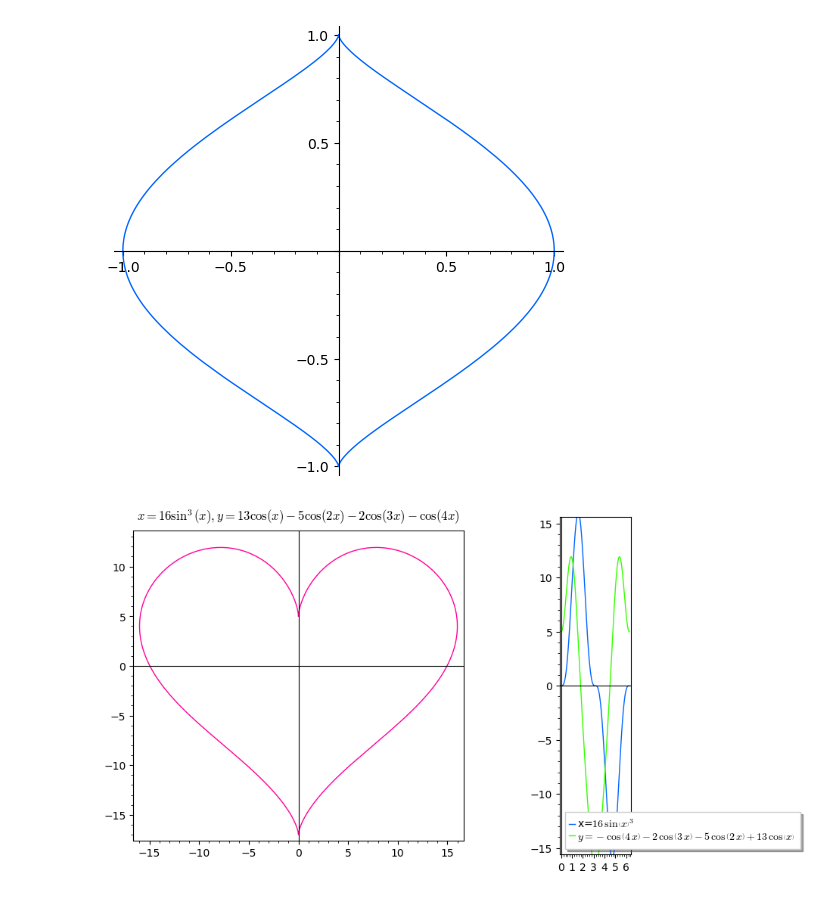
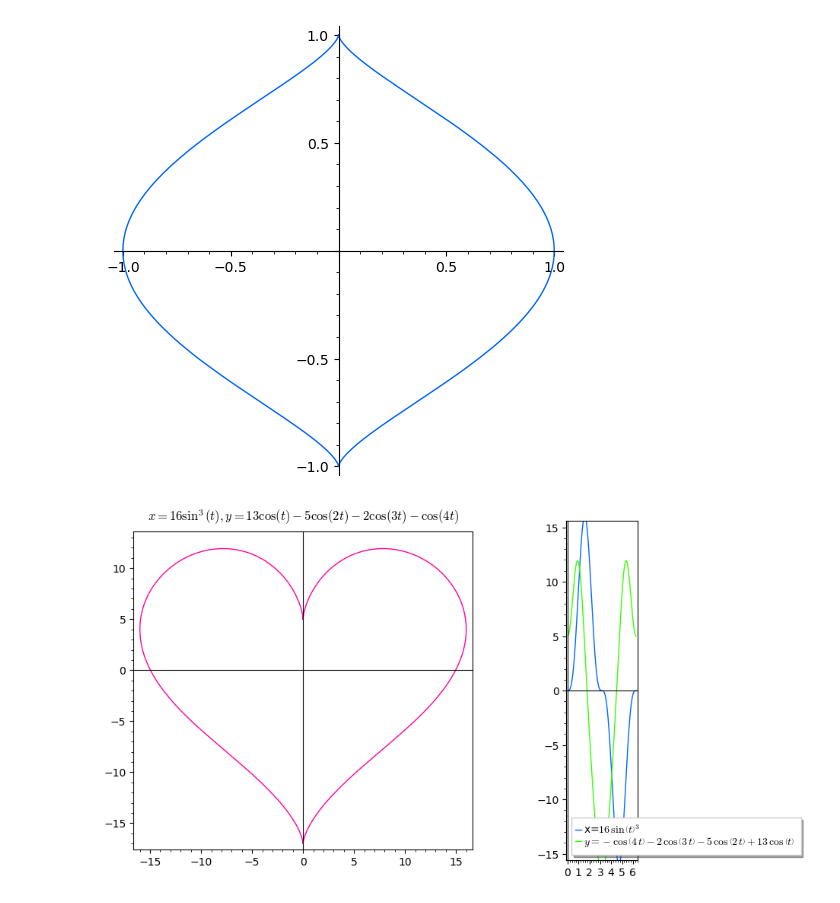
Before and after one commit to jiahaoxiang2000/MATH, a Jupyter notebook: sage/Plotting.ipynb, the cells around one changed output. Drawn from its saved outputs; the diff is of its cells as text; code cells hidden in the pictures.

Commit message:
fix symbol for heart curve

```diff
--- a/sage/Plotting.ipynb
+++ b/sage/Plotting.ipynb
@@ -34,7 +34,7 @@ parametric_plot(
 from sage.all import var, sin, cos, pi, parametric_plot, text, hue, plot, graphics_array
 
 # Define the variable x
-x = var("x")
+x = var("t")
 
 # Define the parametric equations
 x_eq = 16 * sin(x) ** 3
@@ -44,32 +44,32 @@ y_eq = 13 * cos(x) - 5 * cos(2 * x) - 2 * cos(3 * x) - cos(4 * x)
 p = parametric_plot(
     (x_eq, y_eq), (x, 0, 2 * pi), rgbcolor=hue(0.9), ymax=13, aspect_ratio=1
 )
 
 # Add the LaTeX representation of the function to the plot
-latex_text = r"$ x=16 \sin^3(x), y=13 \cos(x) - 5 \cos(2x) - 2 \cos(3x) - \cos(4x)$"
+latex_text = r"$ x=16 \sin^3(t), y=13 \cos(t) - 5 \cos(2t) - 2 \cos(3t) - \cos(4t)$"
 p += text(latex_text, (0, 15), fontsize=12, color="black")
 
 # Create individual plots for x_eq and y_eq
 p1 = plot(
     x_eq,
     (x, 0, 2 * pi),
     rgbcolor=hue(0.6),
     legend_label=f"x=${latex(x_eq)}$",
     ymin=-15,
     ymax=15,
     aspect_ratio=1,
 )
 p1 += plot(
     y_eq,
     (x, 0, 2 * pi),
     rgbcolor=hue(0.3),
     legend_label=f"$y={latex(y_eq)}$",
 )
 
 # Combine p and p1 into a single figure with subplots
 p2 = graphics_array([p, p1])
 
 # Show the combined plot with a set figure size and frame for uniformity
 p2.show(figsize=[10, 5], frame=True)
 # %% [output]
-[figure, old version]
+[figure, new version]
```
Also changed, not shown: parts of 1 cell of this notebook.
